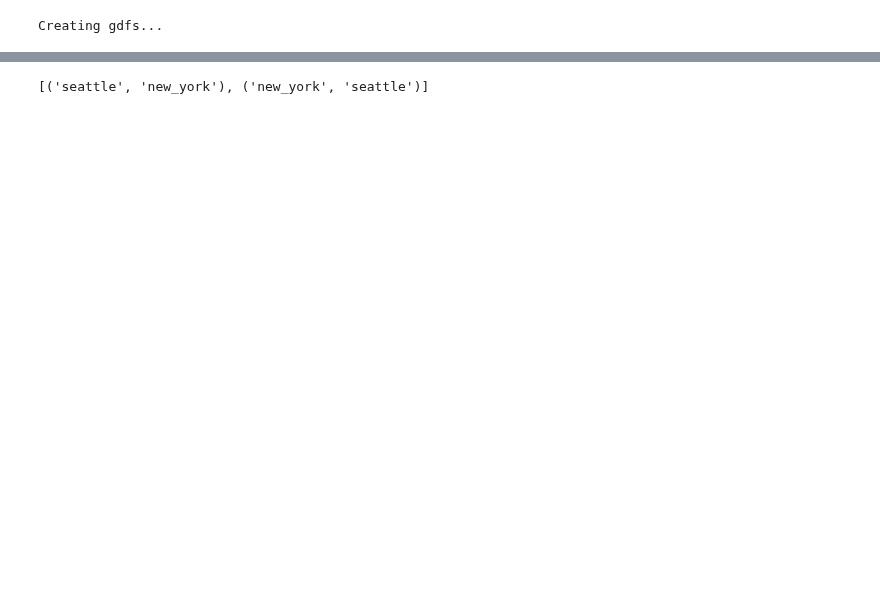
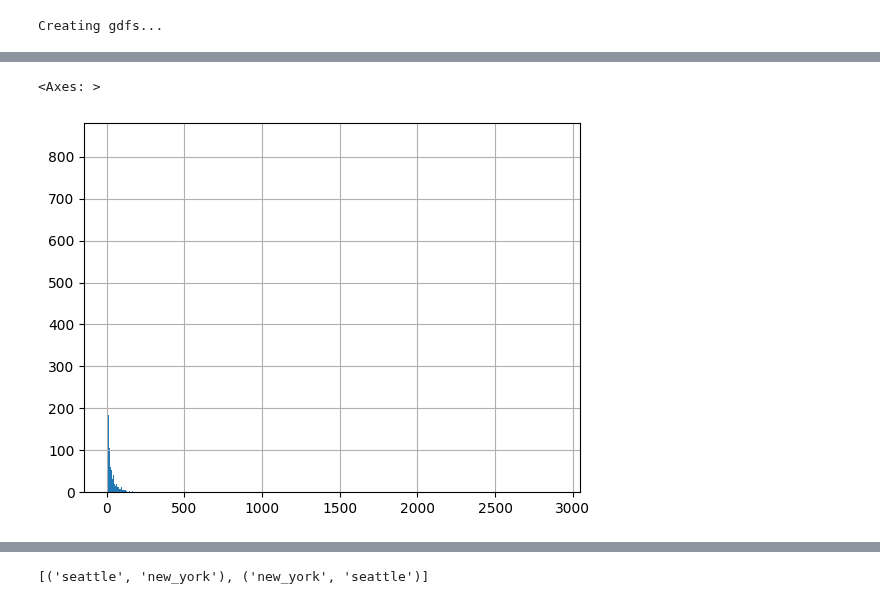
Before and after one commit to StaszekM/gradient, a Jupyter notebook: notebooks/downstream_tasks/airbnb.ipynb, the cells around one changed output, grey strips where cells are left out. Saved outputs shown, nothing was run; the diff lists cells and outputs as text; code cells hidden in the pictures; blank space fills up the shorter version.

```diff
--- a/notebooks/downstream_tasks/airbnb.ipynb
+++ b/notebooks/downstream_tasks/airbnb.ipynb
@@ -208,4 +206,3 @@ def add_class_to_df(data):
 # %%
-airbnb = add_class_to_df(airbnb)
-airbnb.drop("price", axis=1, inplace=True)
-airbnb
+# airbnb = add_class_to_df(airbnb)
+# airbnb.drop("price", axis=1, inplace=True)
@@ -234,15 +217,13 @@ def add_airbnb_to_osmnx_nodes(
         all_attributes = json.load(f)
 
     osmnx_graph = OSMnxGraph(
-        airbnb.loc[
-            airbnb["mie_nazwa"] == city_name, :
-        ],
+        airbnb.loc[airbnb["mie_nazwa"] == city_name, :],
         nodes,
         edges,
         all_attributes,
-        y_column_name='price_class'
+        y_column_name="price",
     )
-    osmnx_graph._aggregate(element_type="node", aggregation_method="count")
+    osmnx_graph._aggregate(element_type="node", aggregation_method="mean")
     return osmnx_graph.gdf_nodes
 
 
@@ -290,7 +271,6 @@ def create_gdfs(city_name: str):
         )
     )
 
-
     hexes = hexes.rename(columns={"region_id": "h3_id"}).rename_axis(
         "region_id", axis=0
     )
@@ -361,3 +323,9 @@ gdfs_dict['new_york']['hexes']
+# %%
+a = gdfs_dict["new_york"]["controller"].hexes_centroids_gdf["price"]
+a[a > 0]  # work in progress
+# %% [output]
+<Axes: >
+[figure, added]
 # %%
 def create_graph_data(
     osmnx_nodes,
```
Also changed, not shown: parts of 13 cells of this notebook, 2 other files.
